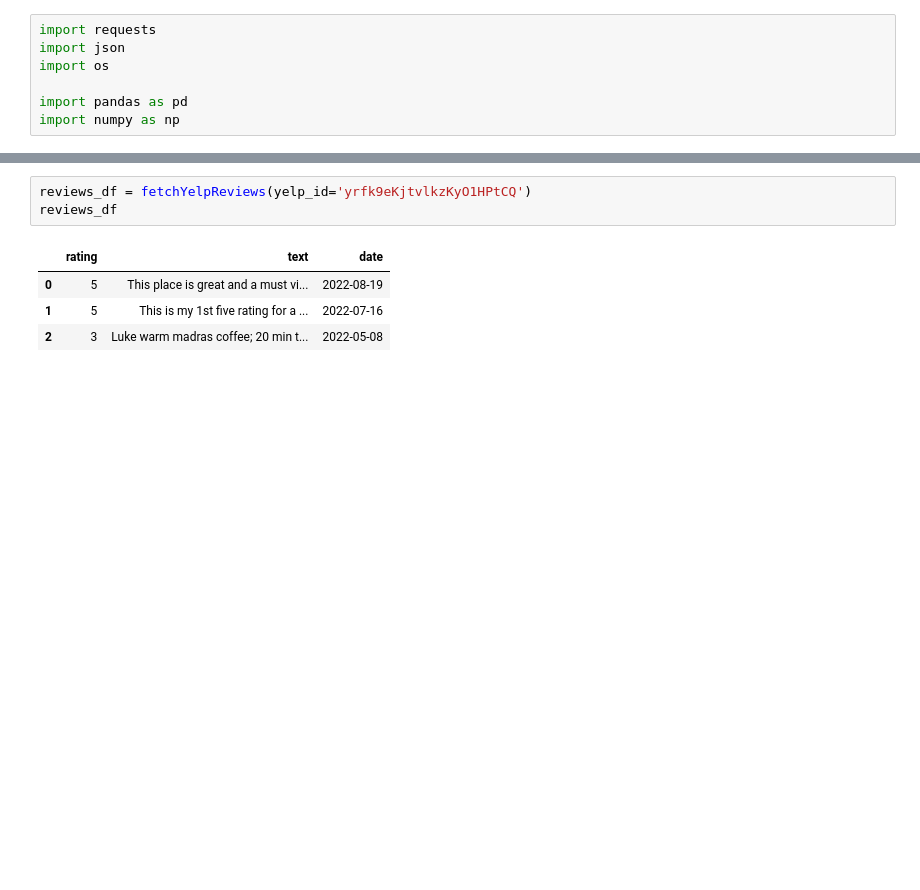
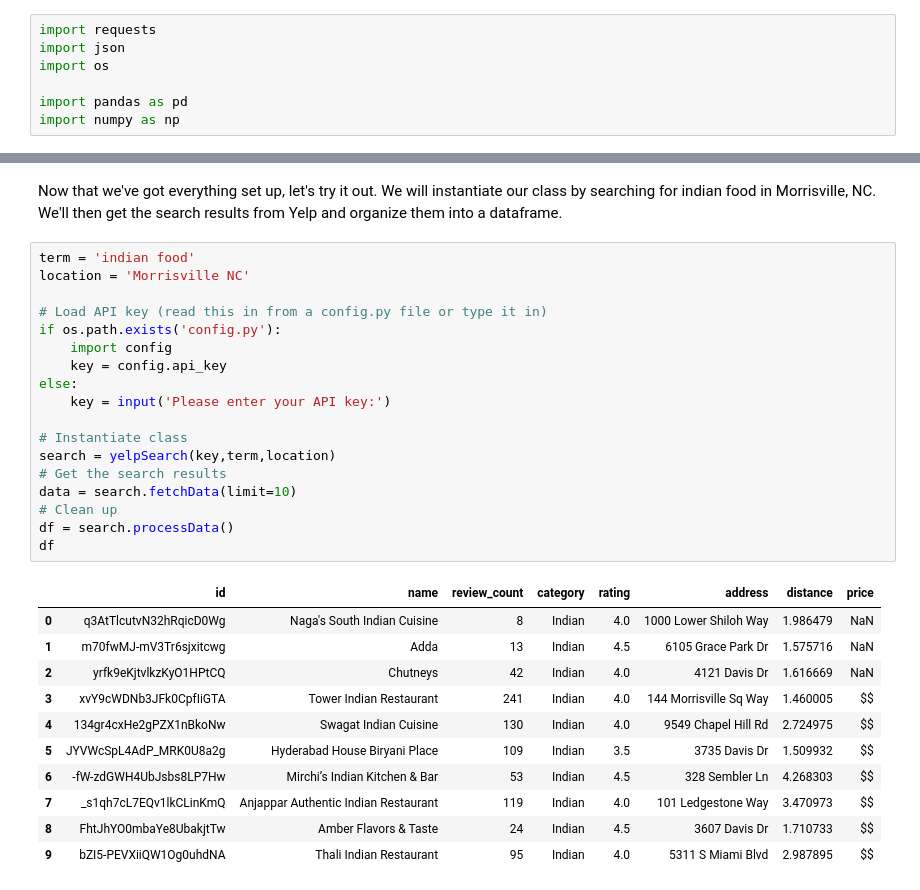
Before and after one commit to AIPI510/aipi510_repo, a Jupyter notebook: week4/YelpAPI.ipynb, the cells around one changed output, grey strips where cells are left out. Drawn from its saved outputs; the diff is of its cells as text; blank space fills up the shorter version.

```diff
--- a/week4/YelpAPI.ipynb
+++ b/week4/YelpAPI.ipynb
@@ -152,8 +122,32 @@ def fetchYelpReviews(yelp_id):
-# %%
-reviews_df = fetchYelpReviews(yelp_id='yrfk9eKjtvlkzKyO1HPtCQ')
-reviews_df
-# %% [output]
-|  | rating | text | date |
-| 0 | 5 | This place is great and a must vi... | 2022-08-19 |
-| 1 | 5 | This is my 1st five rating for a ... | 2022-07-16 |
-| 2 | 3 | Luke warm madras coffee; 20 min t... | 2022-05-08 |
+# %% [markdown]
+Now that we've got everything set up, let's try it out. We will instantiate our class by searching for indian food in Morrisville, NC.  We'll then get the search results from Yelp and organize them into a dataframe.
+# %%
+term = 'indian food'
+location = 'Morrisville NC'
+
+# Load API key (read this in from a config.py file or type it in)
+if os.path.exists('config.py'):
+    import config
+    key = config.api_key
+else:
+    key = input('Please enter your API key:')
+
+# Instantiate class
+search = yelpSearch(key,term,location)
+# Get the search results
+data = search.fetchData(limit=10)
+# Clean up
+df = search.processData()
+df
+# %% [output]
+|  | id | name | review_count | category | rating | address | distance | price |
+| 0 | q3AtTlcutvN32hRqicD0Wg | Naga's South Indian Cuisine | 8 | Indian | 4.0 | 1000 Lower Shiloh Way | 1.986479 | NaN |
+| 1 | m70fwMJ-mV3Tr6sjxitcwg | Adda | 13 | Indian | 4.5 | 6105 Grace Park Dr | 1.575716 | NaN |
+| 2 | yrfk9eKjtvlkzKyO1HPtCQ | Chutneys | 42 | Indian | 4.0 | 4121 Davis Dr | 1.616669 | NaN |
+| 3 | xvY9cWDNb3JFk0CpfIiGTA | Tower Indian Restaurant | 241 | Indian | 4.0 | 144 Morrisville Sq Way | 1.460005 | $$ |
+| 4 | 134gr4cxHe2gPZX1nBkoNw | Swagat Indian Cuisine | 130 | Indian | 4.0 | 9549 Chapel Hill Rd | 2.724975 | $$ |
+| 5 | JYVWcSpL4AdP_MRK0U8a2g | Hyderabad House Biryani Place | 109 | Indian | 3.5 | 3735 Davis Dr | 1.509932 | $$ |
+| 6 | -fW-zdGWH4UbJsbs8LP7Hw | Mirchi’s Indian Kitchen & Bar | 53 | Indian | 4.5 | 328 Sembler Ln | 4.268303 | $$ |
+| 7 | _s1qh7cL7EQv1lkCLinKmQ | Anjappar Authentic Indian Restaurant | 119 | Indian | 4.0 | 101 Ledgestone Way | 3.470973 | $$ |
+| 8 | FhtJhYO0mbaYe8UbakjtTw | Amber Flavors & Taste | 24 | Indian | 4.5 | 3607 Davis Dr | 1.710733 | $$ |
+| 9 | bZI5-PEVXiiQW1Og0uhdNA | Thali Indian Restaurant | 95 | Indian | 4.0 | 5311 S Miami Blvd | 2.987895 | $$ |
```
Also changed, not shown: parts of 8 cells of this notebook, 1 other file.
